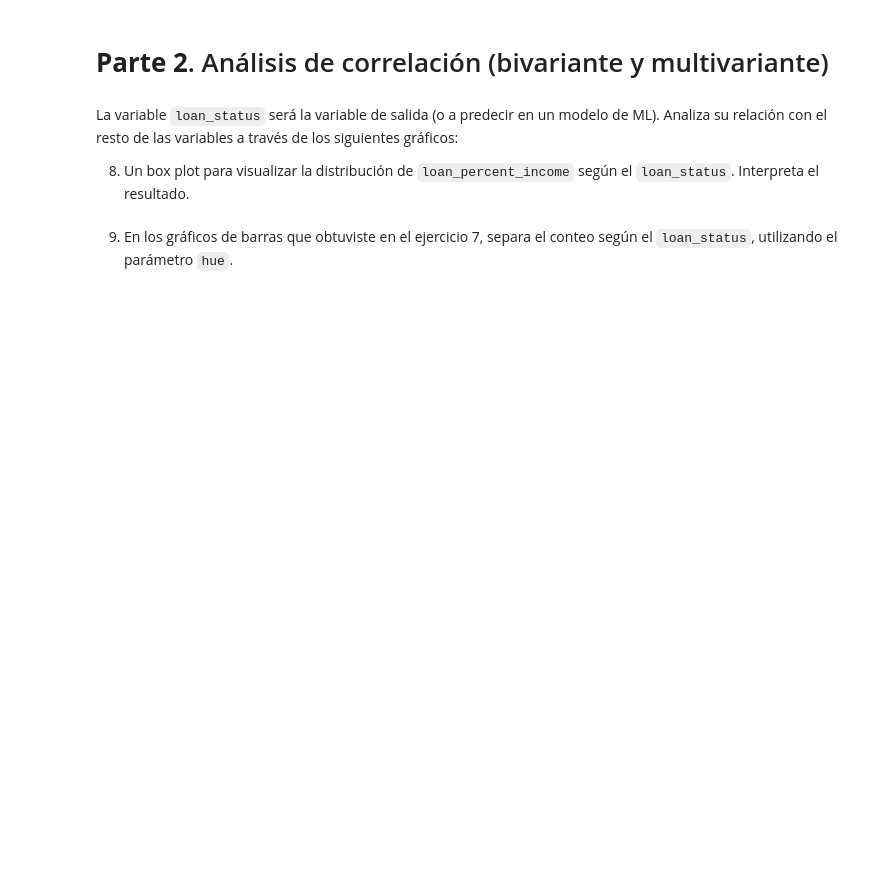
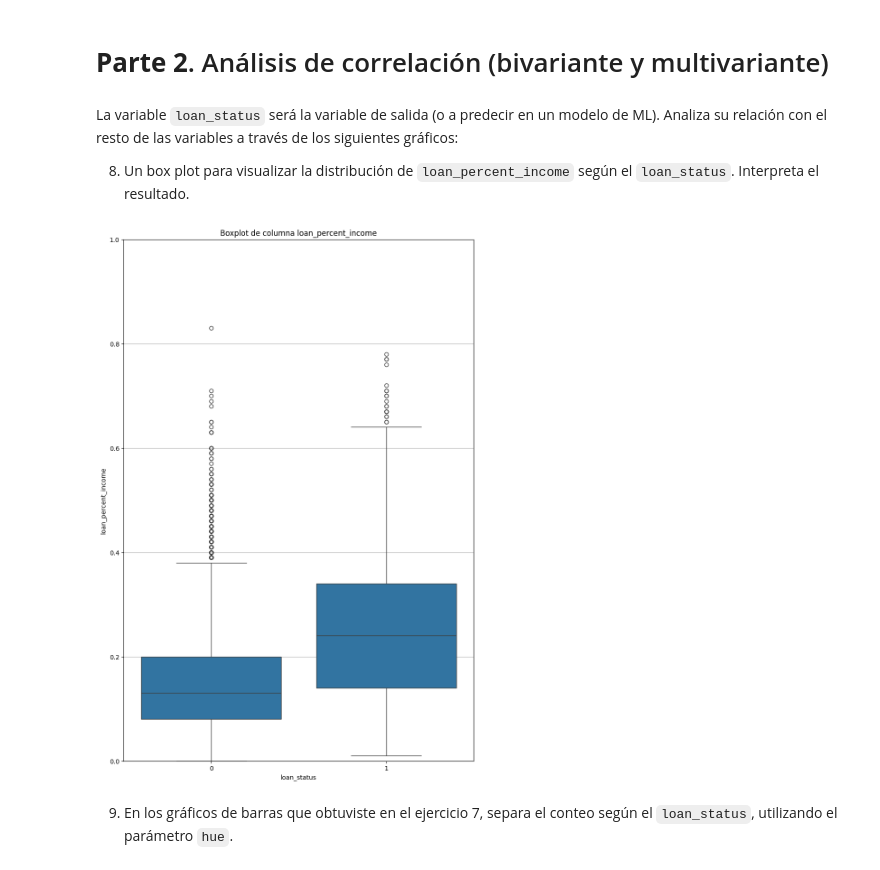
Before and after one commit to erickhp12/mnaTC4029-eda, a Jupyter notebook: Actividad4EDA.ipynb, the cells around one changed output. Saved outputs shown, nothing was run; the diff lists cells and outputs as text; code cells hidden in the pictures; blank space fills up the shorter version.

```diff
--- a/Actividad4EDA.ipynb
+++ b/Actividad4EDA.ipynb
@@ -138,5 +274,19 @@ IQR_outliers
 La variable `loan_status` será la variable de salida (o a predecir en un modelo de ML). Analiza su relación con el resto de las variables a través de los siguientes gráficos:
 
 8. Un box plot para visualizar la distribución de `loan_percent_income` según el `loan_status`. Interpreta el resultado.
+# %%
+loan_percent_income = df['loan_percent_income']
+loan_status = df['loan_status']
+
+plt.figure(figsize=(10, 15))
+sns.boxplot(x=loan_status, y=loan_percent_income, data=df)
+plt.title(f'Boxplot de columna loan_percent_income')
+
+
+plt.ylim([0, 1])
+plt.grid(True, axis='y')
+plt.show()
+# %% [output]
+[figure, added]
 # %% [markdown]
  9. En los gráficos de barras que obtuviste en el ejercicio 7, separa el conteo según el `loan_status`, utilizando el parámetro `hue`.
```
Also changed, not shown: parts of 9 cells of this notebook.
